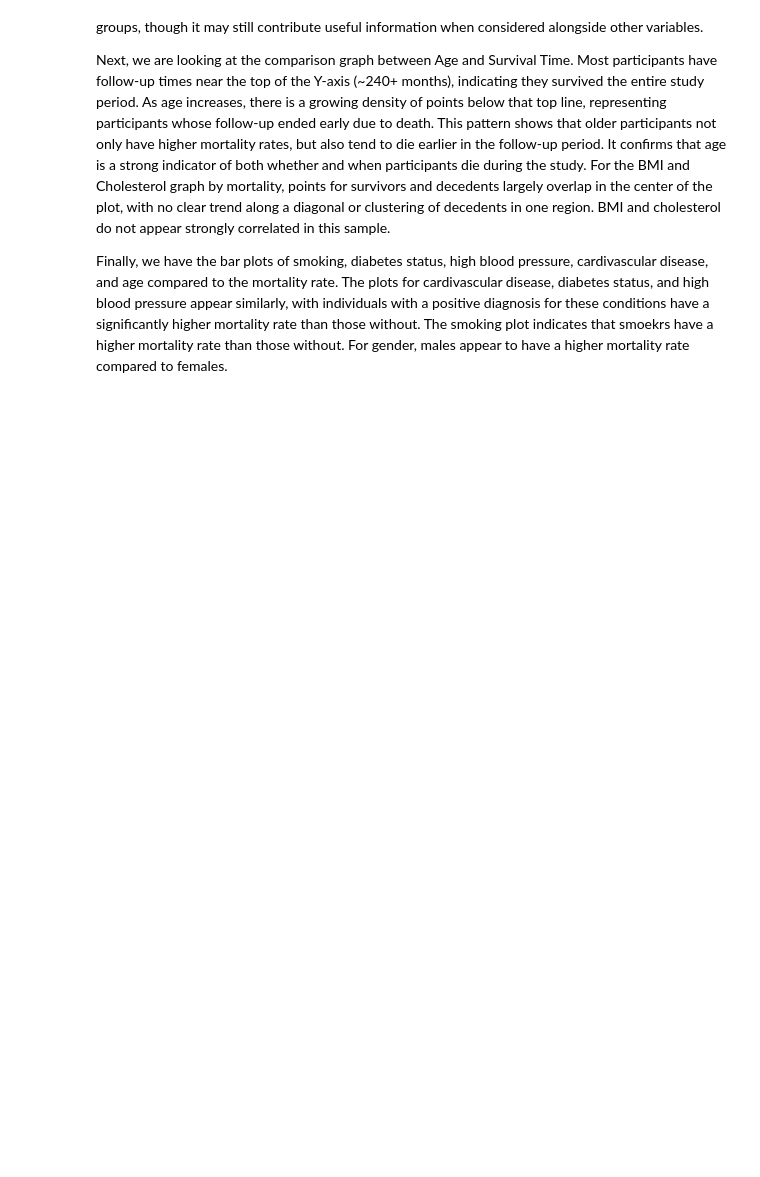
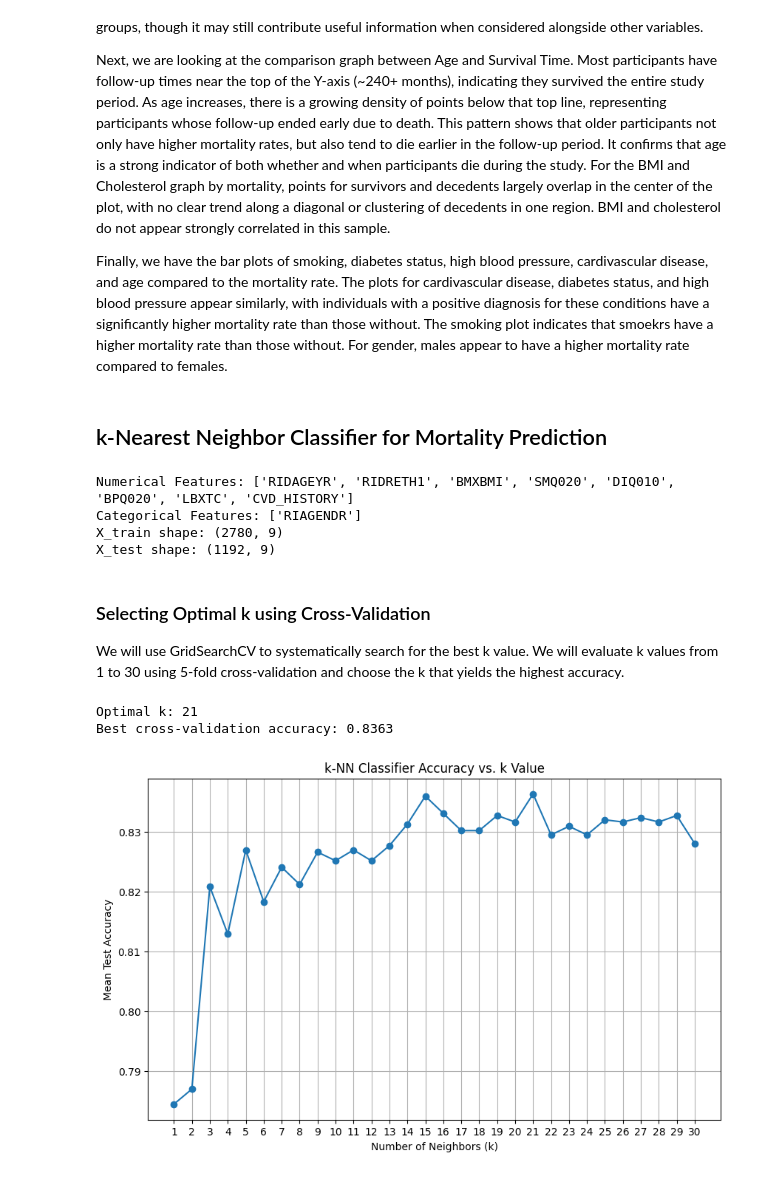
Before and after one commit to hershiaytoda/ds3001project, a Jupyter notebook: project_1_bsds.ipynb, the cells around one changed output. Drawn from its saved outputs; the diff is of its cells as text; code cells hidden in the pictures; blank space fills up the shorter version.

```diff
--- a/project_1_bsds.ipynb
+++ b/project_1_bsds.ipynb
@@ -430,3 +430,83 @@ Next, looking at the distribution plots by mortality status, age appears to have
 Next, we are looking at the comparison graph between Age and Survival Time. Most participants have follow-up times near the top of the Y-axis (~240+ months), indicating they survived the entire study period. As age increases, there is a growing density of points below that top line, representing participants whose follow-up ended early due to death. This pattern shows that older participants not only have higher mortality rates, but also tend to die earlier in the follow-up period. It confirms that age is a strong indicator of both whether and when participants die during the study. For the BMI and Cholesterol graph by mortality, points for survivors and decedents largely overlap in the center of the plot, with no clear trend along a diagonal or clustering of decedents in one region. BMI and cholesterol do not appear strongly correlated in this sample.
 
 Finally, we have the bar plots of smoking, diabetes status, high blood pressure, cardivascular disease, and age compared to the mortality rate. The plots for cardivascular disease, diabetes status, and high blood pressure appear similarly, with individuals with a positive diagnosis for these conditions have a significantly higher mortality rate than those without. The smoking plot indicates that smoekrs have a higher mortality rate than those without. For gender, males appear to have a higher mortality rate compared to females.
+# %% [markdown]
+## k-Nearest Neighbor Classifier for Mortality Prediction
+# %%
+from sklearn.model_selection import train_test_split
+from sklearn.preprocessing import StandardScaler, OneHotEncoder
+from sklearn.compose import ColumnTransformer
+from sklearn.pipeline import Pipeline
+from sklearn.neighbors import KNeighborsClassifier
+from sklearn.metrics import accuracy_score, classification_report, confusion_matrix
+from sklearn.model_selection import GridSearchCV
+import numpy as np
+
+# Define features (X) and target (y)
+X = df_model.drop(columns=["SEQN", "MORTSTAT", "PERMTH_INT"])
+y = df_model["MORTSTAT"]
+
+# Identify numerical and categorical features
+numerical_features = X.select_dtypes(include=np.number).columns.tolist()
+categorical_features = X.select_dtypes(include='object').columns.tolist()
+
+print(f"Numerical Features: {numerical_features}")
+print(f"Categorical Features: {categorical_features}")
+
+# Create a preprocessing pipeline for numerical and categorical features
+# Numerical features will be scaled, categorical features will be one-hot encoded
+preprocessor = ColumnTransformer(
+    transformers=[
+        ('num', StandardScaler(), numerical_features),
+        ('cat', OneHotEncoder(handle_unknown='ignore'), categorical_features)
+    ])
+
+# Split the data into training and testing sets
+X_train, X_test, y_train, y_test = train_test_split(X, y, test_size=0.3, random_state=42, stratify=y)
+
+print(f"X_train shape: {X_train.shape}")
+print(f"X_test shape: {X_test.shape}")
+# %% [output]
+Numerical Features: ['RIDAGEYR', 'RIDRETH1', 'BMXBMI', 'SMQ020', 'DIQ010', 'BPQ020', 'LBXTC', 'CVD_HISTORY']
+Categorical Features: ['RIAGENDR']
+X_train shape: (2780, 9)
+X_test shape: (1192, 9)
+# %% [markdown]
+### Selecting Optimal k using Cross-Validation
+
+We will use GridSearchCV to systematically search for the best k value. We will evaluate k values from 1 to 30 using 5-fold cross-validation and choose the k that yields the highest accuracy.
+# %%
+# Create the k-NN classifier pipeline
+k_range = list(range(1, 31))
+
+pipeline_knn = Pipeline(steps=[('preprocessor', preprocessor),
+                               ('classifier', KNeighborsClassifier())])
+
+param_grid = {'classifier__n_neighbors': k_range}
+
+# Perform GridSearchCV to find the optimal k
+grid_search = GridSearchCV(pipeline_knn, param_grid, cv=5, scoring='accuracy', n_jobs=-1)
+grid_search.fit(X_train, y_train)
+
+# Get the best k and its corresponding score
+best_k = grid_search.best_params_['classifier__n_neighbors']
+best_score = grid_search.best_score_
+
+print(f"Optimal k: {best_k}")
+print(f"Best cross-validation accuracy: {best_score:.4f}")
+
+# Plot the accuracy for different k values
+import matplotlib.pyplot as plt
+
+plt.figure(figsize=(10, 6))
+plt.plot(k_range, grid_search.cv_results_['mean_test_score'], marker='o')
+plt.xlabel('Number of Neighbors (k)')
+plt.ylabel('Mean Test Accuracy')
+plt.title('k-NN Classifier Accuracy vs. k Value')
+plt.xticks(k_range)
+plt.grid(True)
+plt.show()
+# %% [output]
+Optimal k: 21
+Best cross-validation accuracy: 0.8363
+[figure, added]
```
Also changed, not shown: parts of 2 cells of this notebook.
